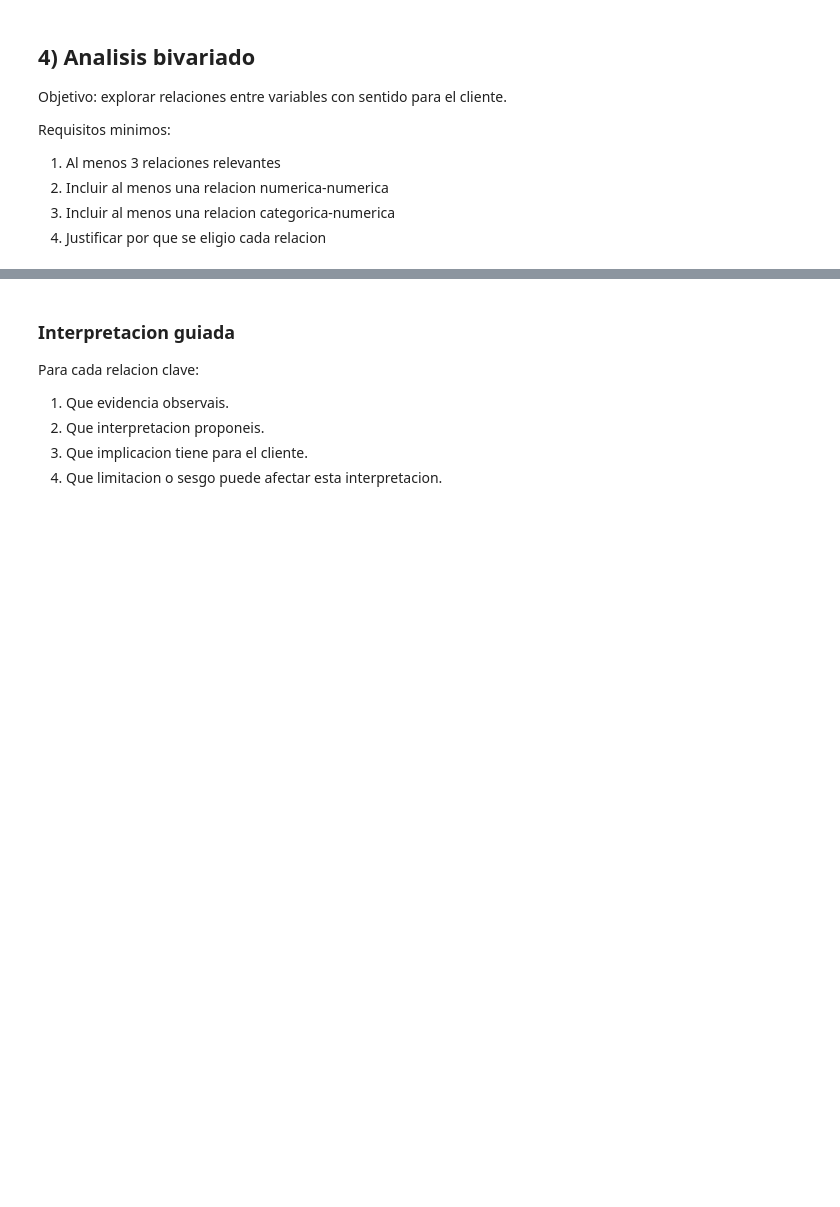
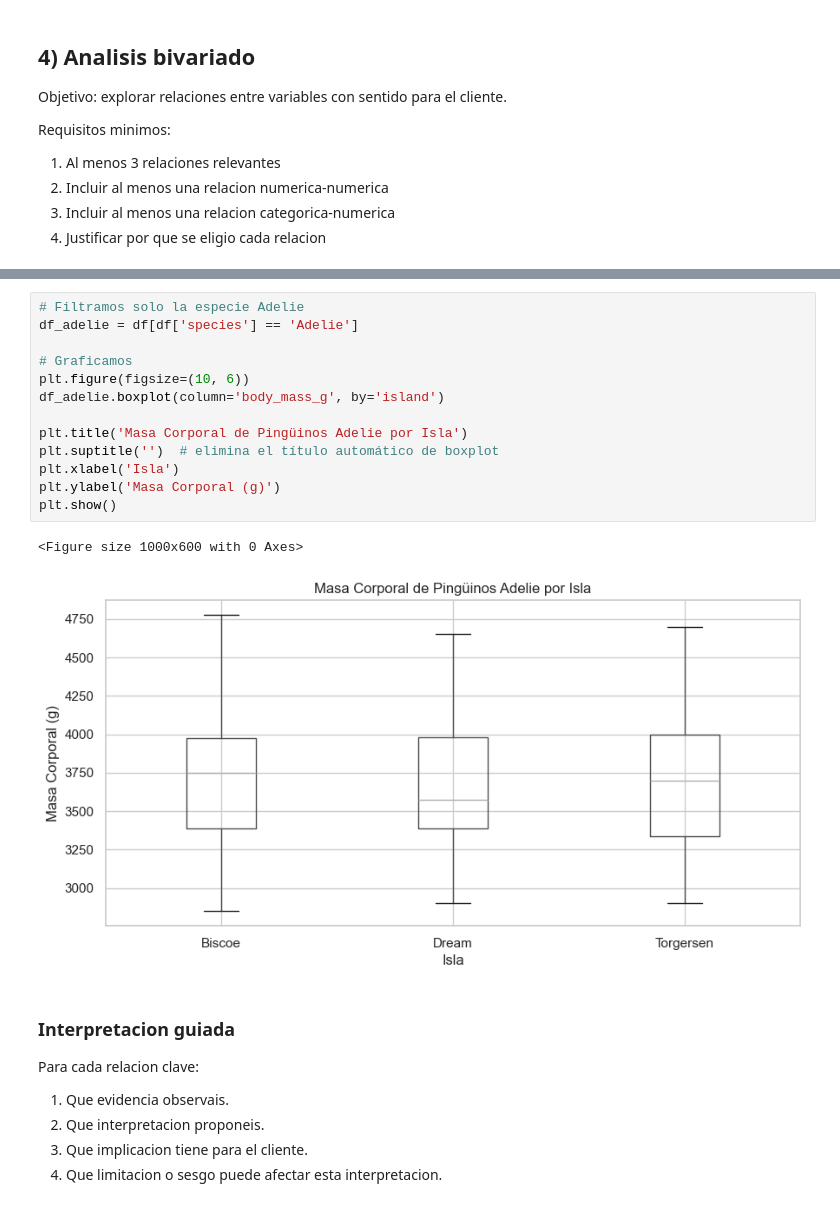
Before and after one commit to JosePuges/Proyecto-pinguino-Team-3, a Jupyter notebook: proyecto-curie-pinguinos.ipynb, the cells around one changed output, grey strips where cells are left out. Drawn from its saved outputs; the diff is of its cells as text; blank space fills up the shorter version.

```diff
--- a/proyecto-curie-pinguinos.ipynb
+++ b/proyecto-curie-pinguinos.ipynb
@@ -269,3 +376,19 @@ pass
+# %%
+# Filtramos solo la especie Adelie
+df_adelie = df[df['species'] == 'Adelie']
+
+# Graficamos
+plt.figure(figsize=(10, 6))
+df_adelie.boxplot(column='body_mass_g', by='island')
+
+plt.title('Masa Corporal de Pingüinos Adelie por Isla')
+plt.suptitle('')  # elimina el título automático de boxplot
+plt.xlabel('Isla')
+plt.ylabel('Masa Corporal (g)')
+plt.show()
+# %% [output]
+<Figure size 1000x600 with 0 Axes>
+[figure, added]
 # %% [markdown]
 ### Interpretacion guiada
 
```
Also changed, not shown: parts of 11 cells of this notebook.
